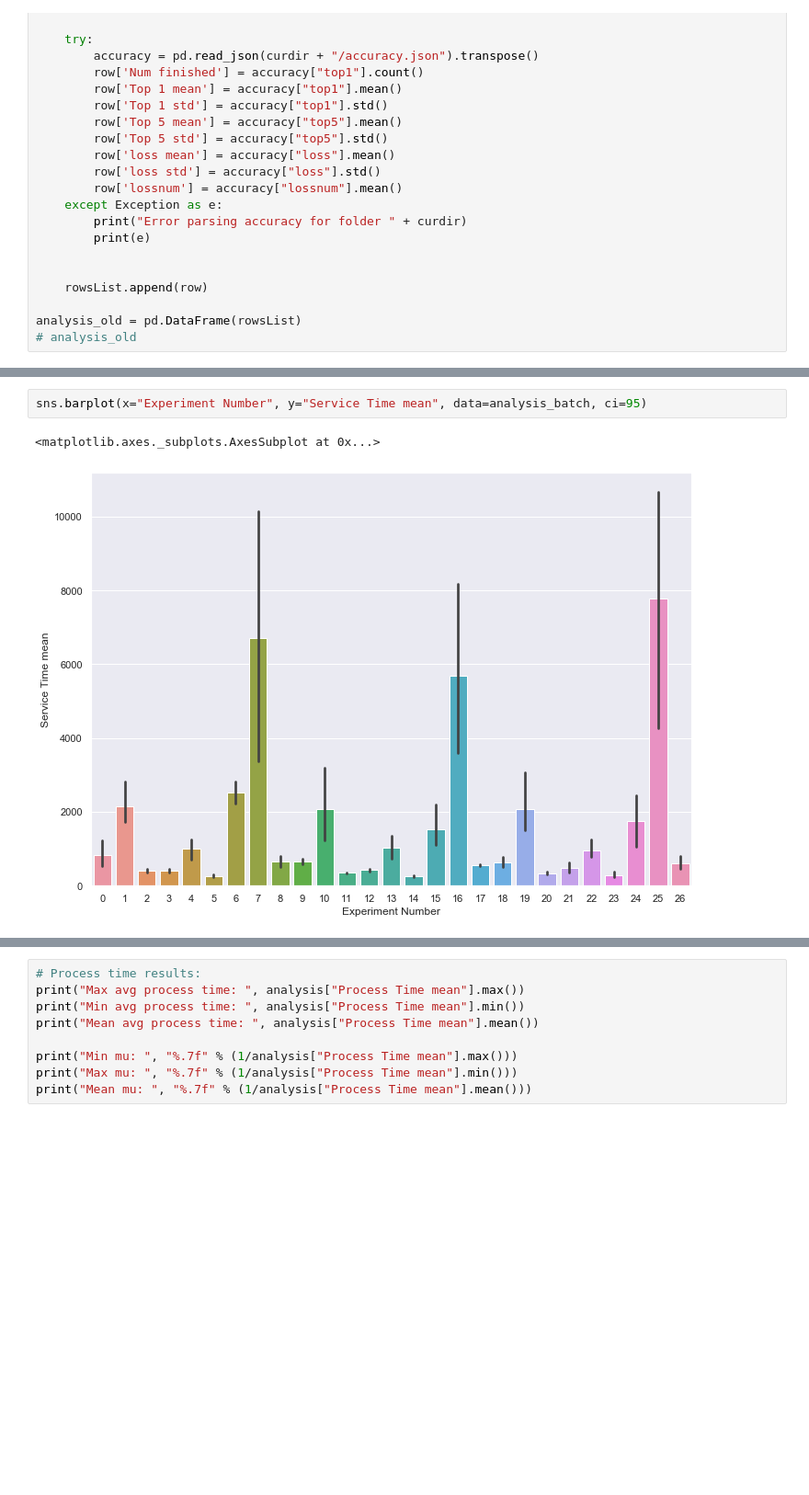
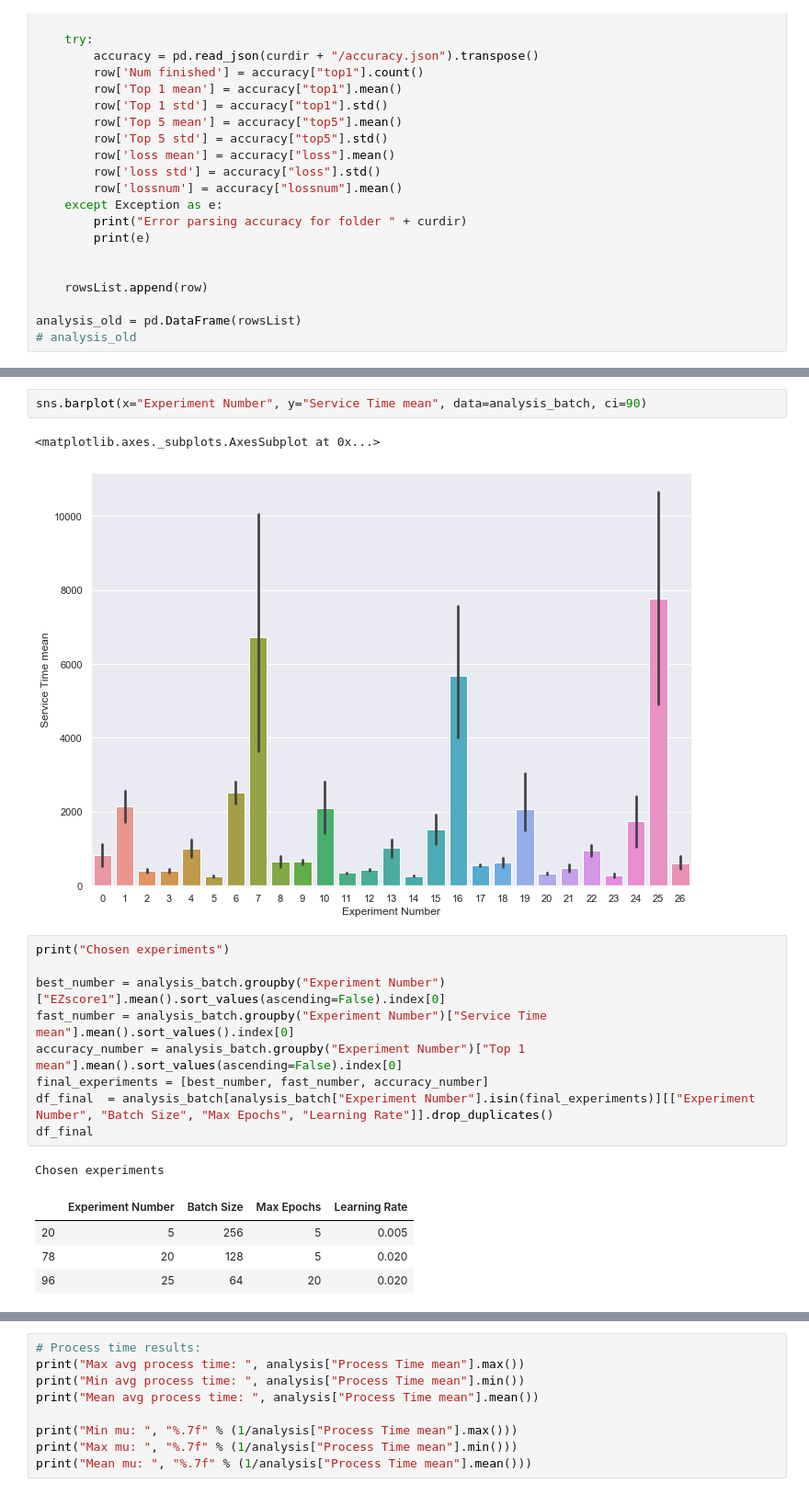
Before and after one commit to nejcmacek/CS4215-BigDL, a Jupyter notebook: analysis/Analysis.ipynb, the cells around one changed output, grey strips where cells are left out. Shown: that part at 92% size. Drawn from its saved outputs; the diff is of its cells as text; blank space fills up the shorter version.

```diff
--- a/analysis/Analysis.ipynb
+++ b/analysis/Analysis.ipynb
@@ -226,10 +226,25 @@ axes.set_ylim(0.8,1.0)
 (0.8, 1.0)
 [figure]
 # %%
-sns.barplot(x="Experiment Number", y="Service Time mean", data=analysis_batch, ci=95)
+sns.barplot(x="Experiment Number", y="Service Time mean", data=analysis_batch, ci=90)
 # %% [output]
 <matplotlib.axes._subplots.AxesSubplot at 0x...>
-[figure, old version]
+[figure, new version]
+# %%
+print("Chosen experiments")
+
+best_number = analysis_batch.groupby("Experiment Number")["EZscore1"].mean().sort_values(ascending=False).index[0]
+fast_number = analysis_batch.groupby("Experiment Number")["Service Time mean"].mean().sort_values().index[0]
+accuracy_number = analysis_batch.groupby("Experiment Number")["Top 1 mean"].mean().sort_values(ascending=False).index[0]
+final_experiments = [best_number, fast_number, accuracy_number]
+df_final  = analysis_batch[analysis_batch["Experiment Number"].isin(final_experiments)][["Experiment Number", "Batch Size", "Max Epochs", "Learning Rate"]].drop_duplicates()
+df_final
+# %% [output]
+Chosen experiments
+|  | Experiment Number | Batch Size | Max Epochs | Learning Rate |
+| 20 | 5 | 256 | 5 | 0.005 |
+| 78 | 20 | 128 | 5 | 0.020 |
+| 96 | 25 | 64 | 20 | 0.020 |
 # %%
 # Fits the model with the interaction term
 analysis2 = analysis_batch[["Top 1 mean", "Batch Size", "Max Epochs", "Learning Rate"]]
```
Also changed, not shown: parts of 11 cells of this notebook.
